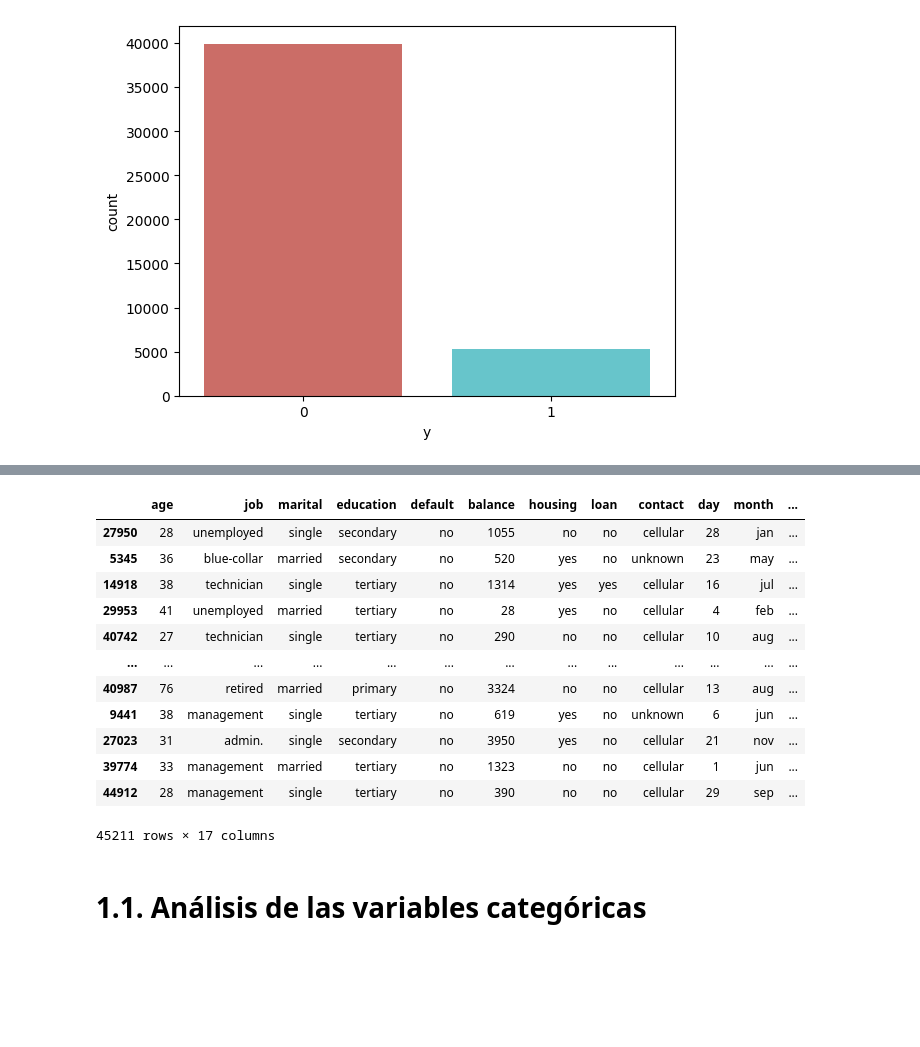
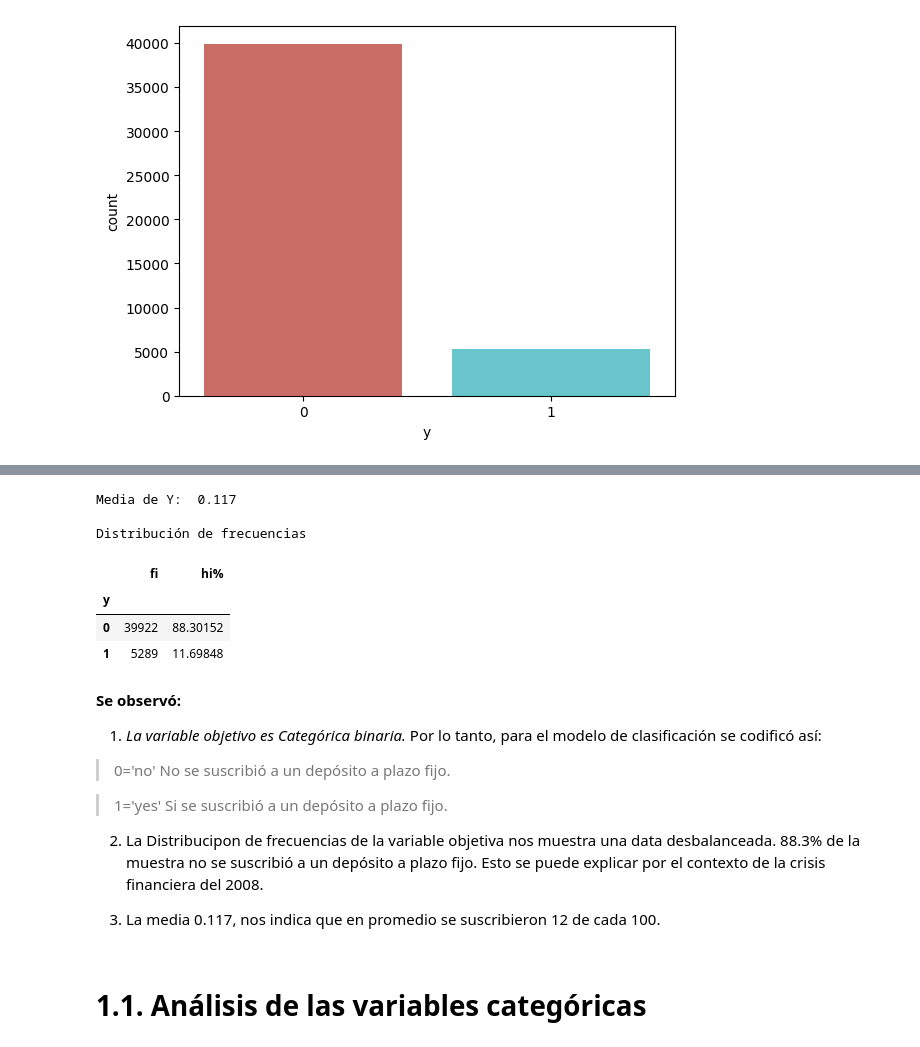
Before and after one commit to jdug1981/proyecto_final, a Jupyter notebook: Proyecto_final_final.ipynb, the cells around one changed output, grey strips where cells are left out. Cells and saved outputs as stored; diff of their text form; code cells hidden in the pictures; blank space fills up the shorter version.

```diff
--- a/Proyecto_final_final.ipynb
+++ b/Proyecto_final_final.ipynb
@@ -187,40 +185,32 @@ Name: y, dtype: float64
-# %%
-from sklearn.utils import resample
-#Separar la variable objetivo en clases
-clase_mayoritaria = data[data['y'] == 0]
-clase_minoritaria = data[data['y'] == 1]
-
-# Aplicar undersampling (submuestreo)
-clase_mayoritaria_submuestreo = resample(clase_mayoritaria,
-                                         replace=False,
-                                         n_samples=len(clase_minoritaria),
-                                         random_state=42)
-
-# Aplicar oversampling (sobremuestreo)
-clase_minoritaria_sobremuestreo = resample(clase_minoritaria,
-                                           replace=True,
-                                           n_samples=len(clase_mayoritaria),
-                                           random_state=42)
-
-# Combinar las clases equilibradas
-df_equilibrado = pd.concat([clase_mayoritaria_submuestreo, clase_minoritaria_sobremuestreo])
-
-# Mostrar el dataframe equilibrado
-df_equilibrado
-# %% [output]
-|  | age | job | marital | education | default | balance | housing | loan | contact | day | month | ... |
-| 27950 | 28 | unemployed | single | secondary | no | 1055 | no | no | cellular | 28 | jan | ... |
-| 5345 | 36 | blue-collar | married | secondary | no | 520 | yes | no | unknown | 23 | may | ... |
-| 14918 | 38 | technician | single | tertiary | no | 1314 | yes | yes | cellular | 16 | jul | ... |
-| 29953 | 41 | unemployed | married | tertiary | no | 28 | yes | no | cellular | 4 | feb | ... |
-| 40742 | 27 | technician | single | tertiary | no | 290 | no | no | cellular | 10 | aug | ... |
-| ... | ... | ... | ... | ... | ... | ... | ... | ... | ... | ... | ... | ... |
-| 40987 | 76 | retired | married | primary | no | 3324 | no | no | cellular | 13 | aug | ... |
-| 9441 | 38 | management | single | tertiary | no | 619 | yes | no | unknown | 6 | jun | ... |
-| 27023 | 31 | admin. | single | secondary | no | 3950 | yes | no | cellular | 21 | nov | ... |
-| 39774 | 33 | management | married | tertiary | no | 1323 | no | no | cellular | 1 | jun | ... |
-| 44912 | 28 | management | single | tertiary | no | 390 | no | no | cellular | 29 | sep | ... |
-45211 rows × 17 columns
+# %%
+#Media de la variable objetivo
+
+print("Media de Y: ", data.y.mean(). round(3))
+# Distribución de frecuencias de las respuestas a la suscripción de depósitos a plazo fijo (y)
+frecuencias = data.groupby('y').agg({'y': ['count',  lambda x: 100*x.size/len(data)]})
+frecuencias.columns = ['fi', 'hi%']
+print("\nDistribución de frecuencias")
+frecuencias
+# %% [output]
+Media de Y:  0.117
+
+Distribución de frecuencias
+|  | fi | hi% |
+| y |  |  |
+| 0 | 39922 | 88.30152 |
+| 1 | 5289 | 11.69848 |
+# %% [markdown]
+**Se observó:**
+
+1. *La variable objetivo es Categórica binaria.*  Por lo tanto, para el modelo de clasificación se codificó así:
+
+> 0='no'   No se suscribió a un depósito a plazo fijo.
+
+> 1='yes'  Si se suscribió a un depósito a plazo fijo.
+
+2. La Distribucipon de frecuencias de la variable objetiva nos muestra una data desbalanceada. 88.3% de la muestra no se suscribió a un depósito a plazo fijo. Esto se puede explicar por el contexto de la crisis financiera del 2008.
+
+3. La media 0.117, nos indica que en promedio se suscribieron 12 de cada 100.
 # %% [markdown]
 # 1.1. Análisis de las variables categóricas
 # %%
```
Also changed, not shown: parts of 13 cells of this notebook.
